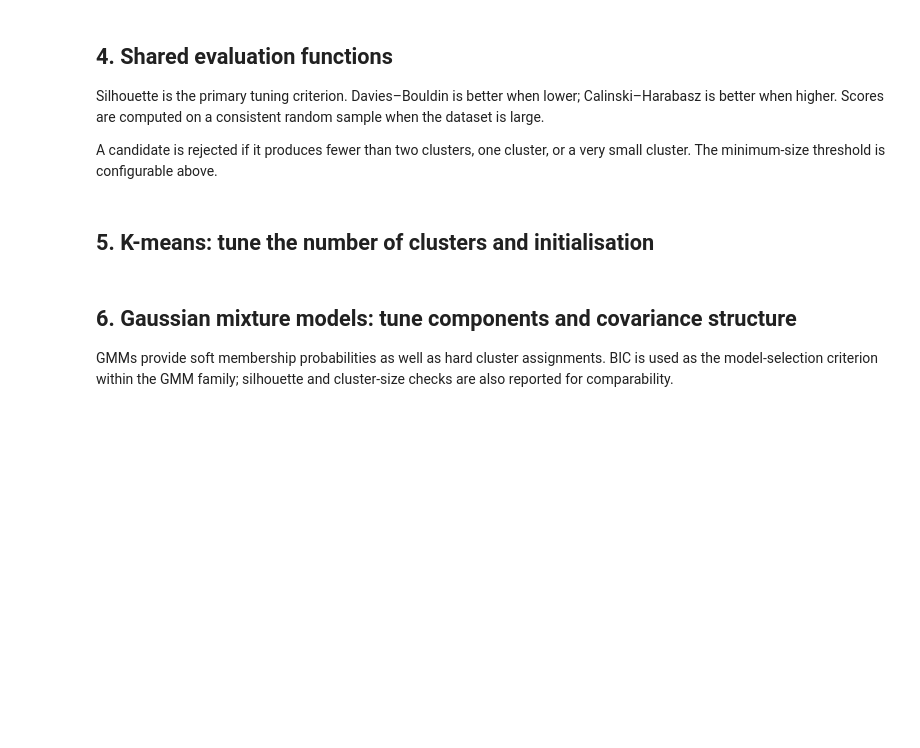
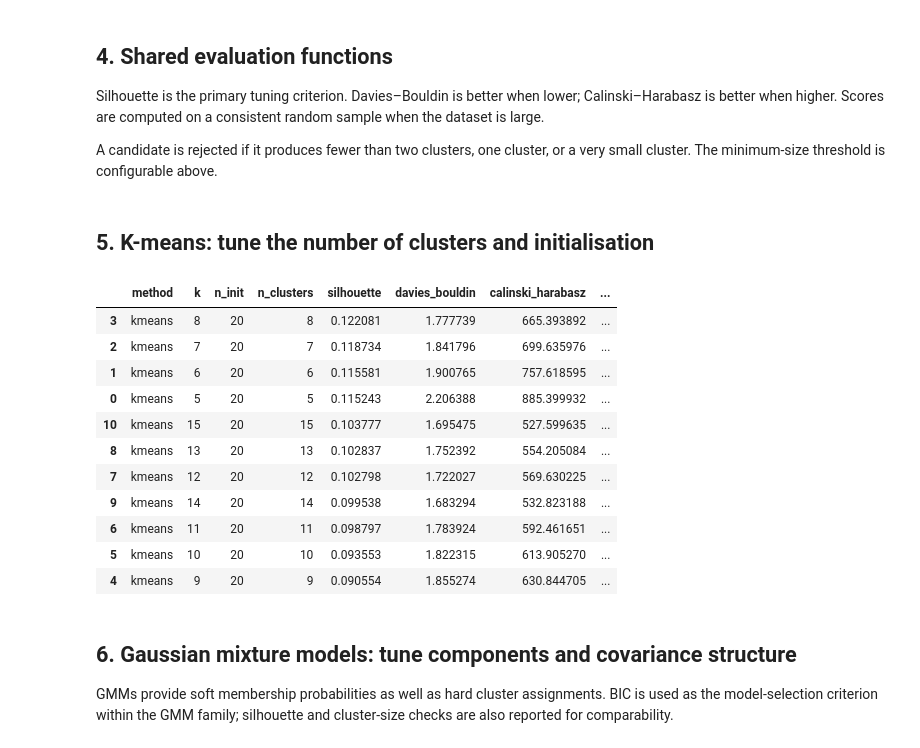
Before and after one commit to Trist4/MOR-assignment3, a Jupyter notebook: client_som_clustering_tuning.ipynb, the cells around one changed output. Drawn from its saved outputs; the diff is of its cells as text; code cells hidden in the pictures; blank space fills up the shorter version.

Commit message:
Full clustering process and results

```diff
--- a/client_som_clustering_tuning.ipynb
+++ b/client_som_clustering_tuning.ipynb
@@ -40,7 +40,7 @@ from sklearn.model_selection import ParameterGrid
 warnings.filterwarnings("ignore", category=FutureWarning)
 
 # ---- Update these values to match your dataframe ----
-DATA_PATH = Path("per_obs_id_features.parquet")  # .parquet or .csv
+DATA_PATH = Path("working_data/")
 TARGET = "target_value"
 OBS_ID = "obs_id"
 CUSTOMER_ID = "cifwithcheckdigit"  # set to None if unavailable
@@ -52,7 +52,7 @@ EXCLUDE_COLUMNS = {
     "m0_monthenddate", "transactiondate",
 }
 
-RANDOM_STATE = 42
+RANDOM_STATE = 0
 MAX_SILHOUETTE_ROWS = 8000  # silhouette is sampled above this size
 BOOTSTRAP_REPEATS = 500
 MIN_CLUSTER_SIZE = 0.01     # reject solutions with clusters below 1% of rows
@@ -65,12 +65,12 @@ OUT_DIR.mkdir(parents=True, exist_ok=True)
 # %% [markdown]
 ## 2. Load and validate the per-`obs_id` dataframe
 # %%
-if DATA_PATH.suffix.lower() == ".parquet":
-    df = pd.read_parquet(DATA_PATH)
-elif DATA_PATH.suffix.lower() == ".csv":
-    df = pd.read_csv(DATA_PATH)
-else:
-    raise ValueError("DATA_PATH must point to a .parquet or .csv file.")
+X = pd.read_parquet("working_data/X_final.parquet")
+y = pd.read_csv("working_data/y.csv")
+
+df = X.copy()
+df[TARGET] = y.set_index(OBS_ID)
+df = df.reset_index()
 
 if OBS_ID not in df.columns:
     # A saved pandas index is sometimes written as an unnamed CSV column.
@@ -173,8 +191,9 @@ def evaluate_labels(Z, labels, max_rows=MAX_SILHOUETTE_ROWS, seed=RANDOM_STATE):
     n_clusters = len(unique)
     if n_clusters < 2 or n_clusters >= len(labels):
         return None
-    if counts.min() / len(labels) < MIN_CLUSTER_SIZE:
-        return None
+    #if counts.min() / len(labels) < MIN_CLUSTER_SIZE:
+    #    print("Not counted due to cluster size")
+    #    return None
 
     if len(Z) > max_rows:
         rng = np.random.default_rng(seed)
@@ -236,31 +255,46 @@ def bootstrap_rate_intervals(labels, target, repeats=BOOTSTRAP_REPEATS, seed=RAN
 # %%
 # Candidate k values adapt to the number of observations.
 n = len(X)
-k_max = min(15, max(2, int(np.sqrt(n / 2))))
-k_values = range(2, k_max + 1)
+k_max = min(15, max(5, int(np.sqrt(n / 2))))
+k_values = range(5, k_max + 1)
 
 kmeans_rows = []
 kmeans_models = {}
 for k in k_values:
+
     model = KMeans(
         n_clusters=k,
         n_init=20,
         random_state=RANDOM_STATE,
         algorithm="lloyd",
     )
     labels = model.fit_predict(X)
     scores = evaluate_labels(X, labels)
+
     if scores is not None:
         params = {"k": k, "n_init": 20}
         kmeans_rows.append(make_result_row("kmeans", params, scores))
         kmeans_models[k] = (model, labels)
 
 kmeans_results = pd.DataFrame(kmeans_rows).sort_values(
     ["silhouette", "davies_bouldin"], ascending=[False, True]
 )
 display(kmeans_results)
 if kmeans_results.empty:
     raise RuntimeError("No valid K-means solution. Review feature scaling or MIN_CLUSTER_SIZE.")
+# %% [output]
+|  | method | k | n_init | n_clusters | silhouette | davies_bouldin | calinski_harabasz | ... |
+| 3 | kmeans | 8 | 20 | 8 | 0.122081 | 1.777739 | 665.393892 | ... |
+| 2 | kmeans | 7 | 20 | 7 | 0.118734 | 1.841796 | 699.635976 | ... |
+| 1 | kmeans | 6 | 20 | 6 | 0.115581 | 1.900765 | 757.618595 | ... |
+| 0 | kmeans | 5 | 20 | 5 | 0.115243 | 2.206388 | 885.399932 | ... |
+| 10 | kmeans | 15 | 20 | 15 | 0.103777 | 1.695475 | 527.599635 | ... |
+| 8 | kmeans | 13 | 20 | 13 | 0.102837 | 1.752392 | 554.205084 | ... |
+| 7 | kmeans | 12 | 20 | 12 | 0.102798 | 1.722027 | 569.630225 | ... |
+| 9 | kmeans | 14 | 20 | 14 | 0.099538 | 1.683294 | 532.823188 | ... |
+| 6 | kmeans | 11 | 20 | 11 | 0.098797 | 1.783924 | 592.461651 | ... |
+| 5 | kmeans | 10 | 20 | 10 | 0.093553 | 1.822315 | 613.905270 | ... |
+| 4 | kmeans | 9 | 20 | 9 | 0.090554 | 1.855274 | 630.844705 | ... |
 # %% [markdown]
 ## 6. Gaussian mixture models: tune components and covariance structure
 
```
Also changed, not shown: parts of 11 cells of this notebook, 9 other files.
